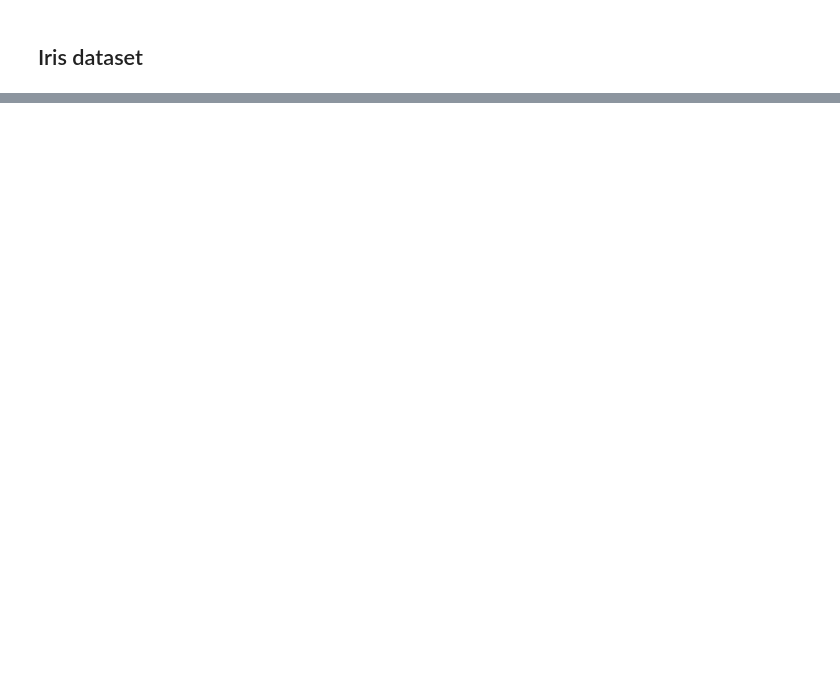
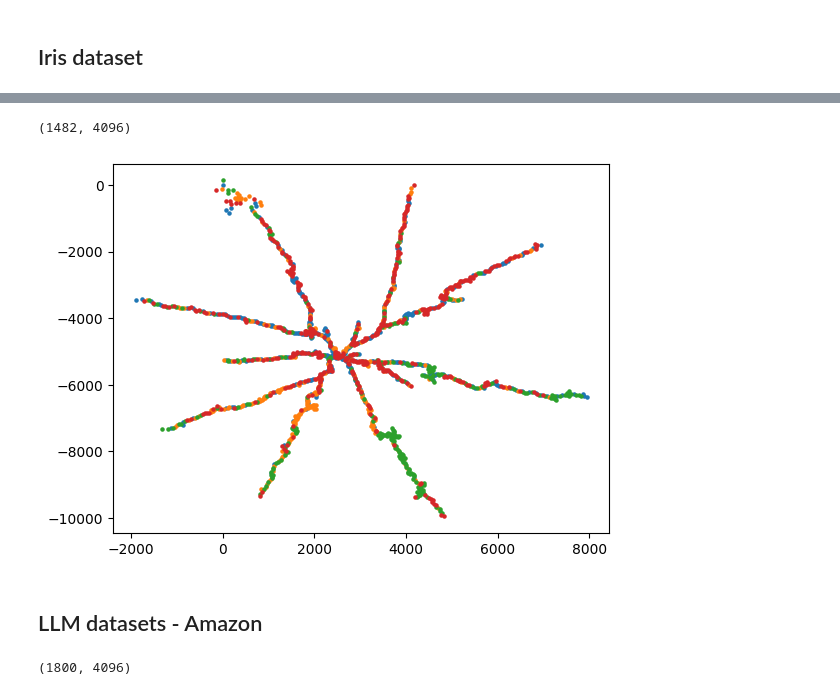
Before and after one commit to viguardieiro/TopoMap, a Jupyter notebook: TopoTree-Examples.ipynb, the cells around one changed output, grey strips where cells are left out. Saved outputs shown, nothing was run; the diff lists cells and outputs as text; code cells hidden in the pictures; blank space fills up the shorter version.

```diff
--- a/TopoTree-Examples.ipynb
+++ b/TopoTree-Examples.ipynb
@@ -84,0 +93,7 @@ fig.show()
+# %%
+questions_data = pd.read_csv('data/LLM/mmlu_val_questions_data.csv')
+last_emb = pickle.load(open('data/LLM/mmlu_val_last_emb.pkl', 'rb'))
+# %%
+last_emb.shape
+# %% [output]
+(1482, 4096)
@@ -84,0 +109,14 @@ fig.show()
+# %%
+topomap = TopoMap(last_emb)
+proj_topomap_llm = topomap.run()
+# %%
+colors = colors = [px.colors.qualitative.D3[i] for i in range(10)]
+
+for i, cluster in enumerate(questions_data['model_choice'].unique()):
+    i_cluster = list(questions_data[questions_data['model_choice']==cluster].index)
+    plt.scatter(proj_topomap_llm[i_cluster,0], proj_topomap_llm[i_cluster,1],
+            c=colors[i], s=5)
+# %% [output]
+[figure, added]
+# %% [markdown]
+## LLM datasets - Amazon
@@ -84,0 +127,4 @@ fig.show()
+# %%
+emb_amazon.shape
+# %% [output]
+(1800, 4096)
```
Also changed, not shown: parts of 10 cells of this notebook, 1 other file.
